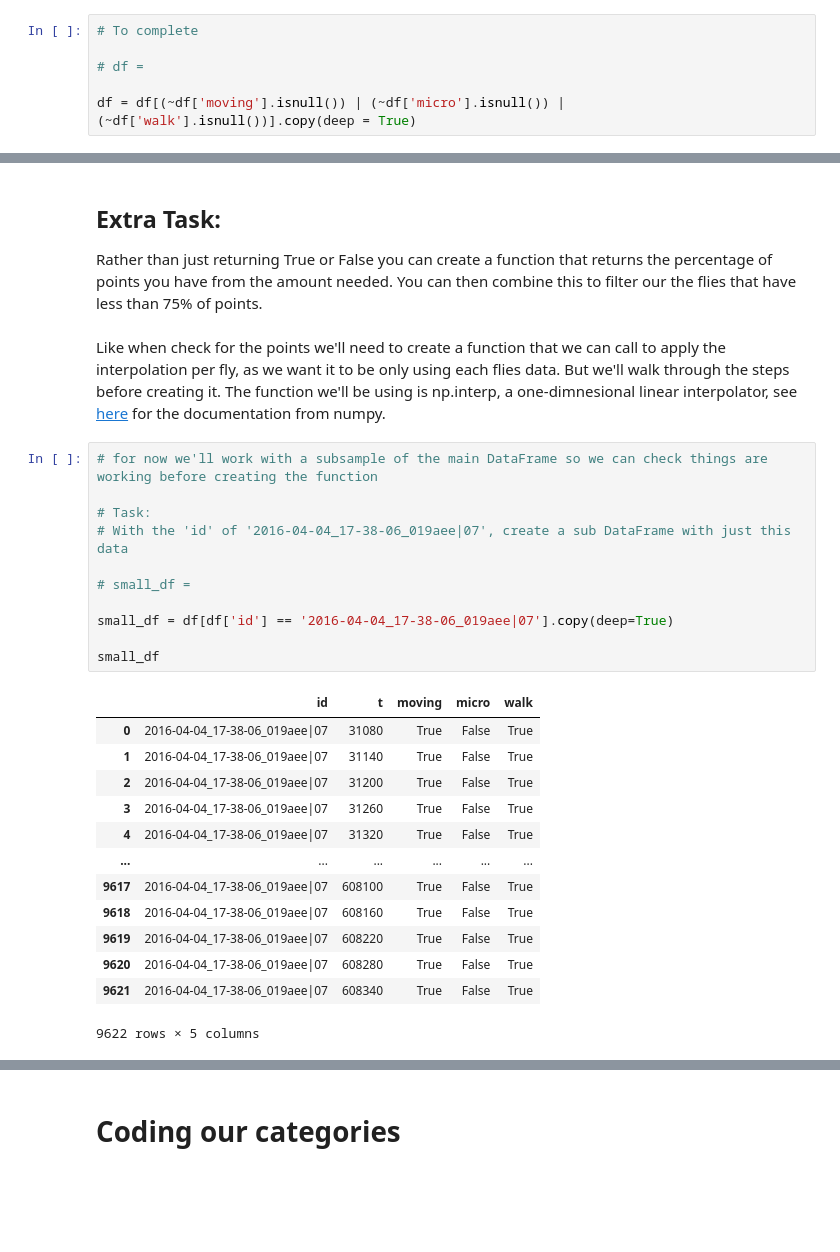
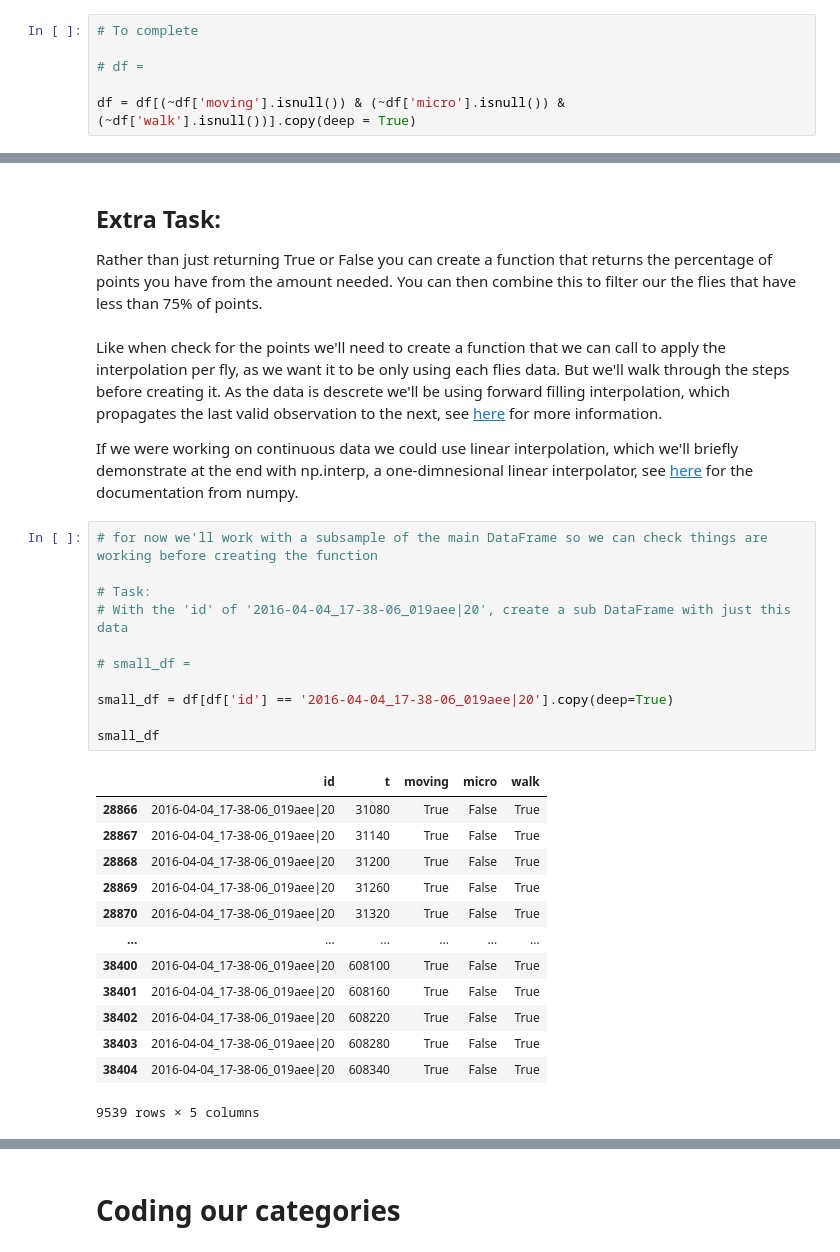
Before and after one commit to ImperialCollegeLondon/ReCoDE-HMMs-for-the-discovery-of-behavioural-states, a Jupyter notebook: notebooks/2a_Cleaning_your_data.ipynb, the cells around one changed output, grey strips where cells are left out. Saved outputs shown, nothing was run; the diff lists cells and outputs as text; blank space fills up the shorter version.

Commit message:
fixed interpolate in 2 + updated graphics

```diff
--- a/notebooks/2a_Cleaning_your_data.ipynb
+++ b/notebooks/2a_Cleaning_your_data.ipynb
@@ -132,7 +132,7 @@ As stated before for this tutorial we will be focussing on the variables 'moving
 
 # df =
 
-df = df[(~df['moving'].isnull()) | (~df['micro'].isnull()) | (~df['walk'].isnull())].copy(deep = True)
+df = df[(~df['moving'].isnull()) & (~df['micro'].isnull()) & (~df['walk'].isnull())].copy(deep = True)
 # %% [markdown]
 ## Extra Task:
 1) If you're new to pandas (or just want some practice) have a play around with other types of filtering (such as df[df['mean_velocity'] > 5]). It makes a quick and easy way to filter your data and if you're doing the same thing repeatably you can create a function to do it instantly.
@@ -309,32 +292,34 @@ We can see that nearly 50% of our flies are missing some points, so it's best we
 ## Extra Task:
 Rather than just returning True or False you can create a function that returns the percentage of points you have from the amount needed. You can then combine this to filter our the flies that have less than 75% of points.
 # %% [markdown]
-Like when check for the points we'll need to create a function that we can call to apply the interpolation per fly, as we want it to be only using each flies data. But we'll walk through the steps before creating it. The function we'll be using is np.interp, a one-dimnesional linear interpolator, see [here](https://numpy.org/devdocs/reference/generated/numpy.interp.html#numpy.interp) for the documentation from numpy.
+Like when check for the points we'll need to create a function that we can call to apply the interpolation per fly, as we want it to be only using each flies data. But we'll walk through the steps before creating it. As the data is descrete we'll be using forward filling interpolation, which propagates the last valid observation to the next, see [here](https://pandas.pydata.org/docs/reference/api/pandas.DataFrame.ffill.html) for more information.
+
+If we were working on continuous data we could use linear interpolation, which we'll briefly demonstrate at the end with np.interp, a one-dimnesional linear interpolator, see [here](https://numpy.org/devdocs/reference/generated/numpy.interp.html#numpy.interp) for the documentation from numpy.
 # %%
 # for now we'll work with a subsample of the main DataFrame so we can check things are working before creating the function
 
 # Task:
-# With the 'id' of '2016-04-04_17-38-06_019aee|07', create a sub DataFrame with just this data
+# With the 'id' of '2016-04-04_17-38-06_019aee|20', create a sub DataFrame with just this data
 
 # small_df =
 
-small_df = df[df['id'] == '2016-04-04_17-38-06_019aee|07'].copy(deep=True)
+small_df = df[df['id'] == '2016-04-04_17-38-06_019aee|20'].copy(deep=True)
 
 small_df
 # %% [output]
 |  | id | t | moving | micro | walk |
-| 0 | 2016-04-04_17-38-06_019aee|07 | 31080 | True | False | True |
-| 1 | 2016-04-04_17-38-06_019aee|07 | 31140 | True | False | True |
-| 2 | 2016-04-04_17-38-06_019aee|07 | 31200 | True | False | True |
-| 3 | 2016-04-04_17-38-06_019aee|07 | 31260 | True | False | True |
-| 4 | 2016-04-04_17-38-06_019aee|07 | 31320 | True | False | True |
+| 28866 | 2016-04-04_17-38-06_019aee|20 | 31080 | True | False | True |
+| 28867 | 2016-04-04_17-38-06_019aee|20 | 31140 | True | False | True |
+| 28868 | 2016-04-04_17-38-06_019aee|20 | 31200 | True | False | True |
+| 28869 | 2016-04-04_17-38-06_019aee|20 | 31260 | True | False | True |
+| 28870 | 2016-04-04_17-38-06_019aee|20 | 31320 | True | False | True |
 | ... | ... | ... | ... | ... | ... |
-| 9617 | 2016-04-04_17-38-06_019aee|07 | 608100 | True | False | True |
-| 9618 | 2016-04-04_17-38-06_019aee|07 | 608160 | True | False | True |
-| 9619 | 2016-04-04_17-38-06_019aee|07 | 608220 | True | False | True |
-| 9620 | 2016-04-04_17-38-06_019aee|07 | 608280 | True | False | True |
-| 9621 | 2016-04-04_17-38-06_019aee|07 | 608340 | True | False | True |
+| 38400 | 2016-04-04_17-38-06_019aee|20 | 608100 | True | False | True |
+| 38401 | 2016-04-04_17-38-06_019aee|20 | 608160 | True | False | True |
+| 38402 | 2016-04-04_17-38-06_019aee|20 | 608220 | True | False | True |
+| 38403 | 2016-04-04_17-38-06_019aee|20 | 608280 | True | False | True |
+| 38404 | 2016-04-04_17-38-06_019aee|20 | 608340 | True | False | True |
-9622 rows × 5 columns
+9539 rows × 5 columns
 # %%
 # Now we'll want to create a time series that contains all the points we want
 # For this we can use np.arange which creates an array from a given start point to an end point, with regular steps
```
Also changed, not shown: parts of 45 cells of this notebook, 2 other files.
